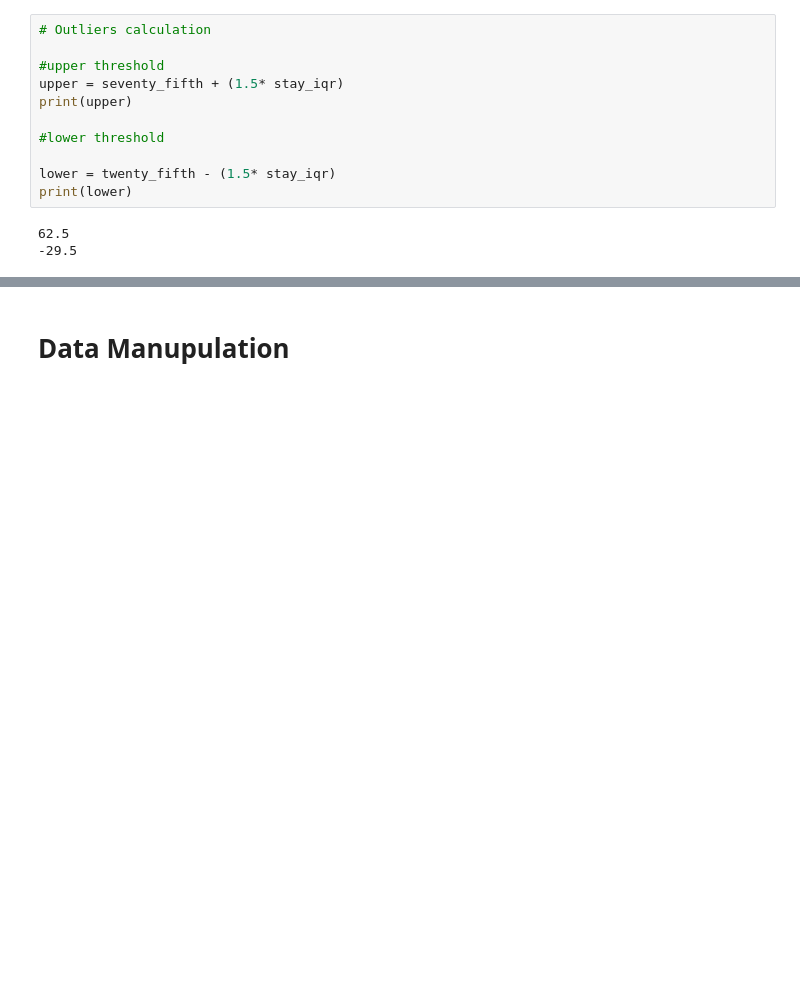
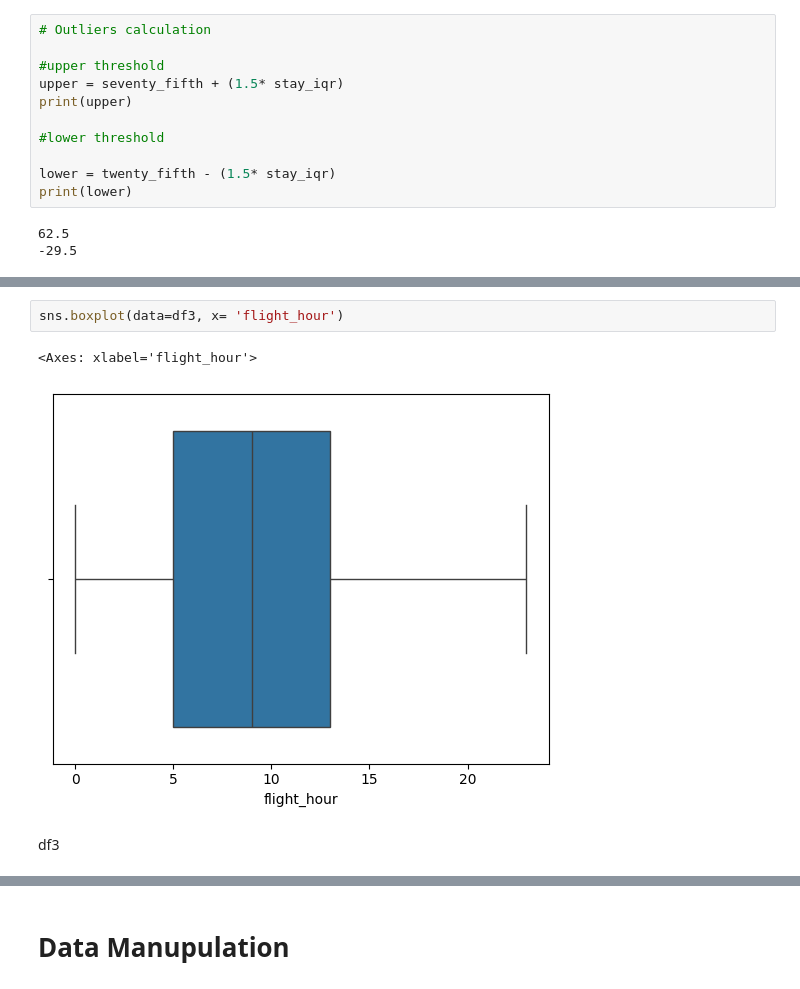
Before and after one commit to mehadisaki/Project_2_British_airways_data_ML, a Jupyter notebook: Predicting_customer_buying_behaviour.ipynb, the cells around one changed output, grey strips where cells are left out. Drawn from its saved outputs; the diff is of its cells as text; blank space fills up the shorter version.

```diff
--- a/Predicting_customer_buying_behaviour.ipynb
+++ b/Predicting_customer_buying_behaviour.ipynb
@@ -969,0 +1111,7 @@ df3 = df2[(df2['length_of_stay'] < lower)  | (df2['length_of_stay'] > upper) ]
+# %%
+sns.boxplot(data=df3, x= 'flight_hour')
+# %% [output]
+<Axes: xlabel='flight_hour'>
+[figure, added]
+# %% [markdown]
+df3
```
Also changed, not shown: parts of 36 cells of this notebook, 1 other file.
